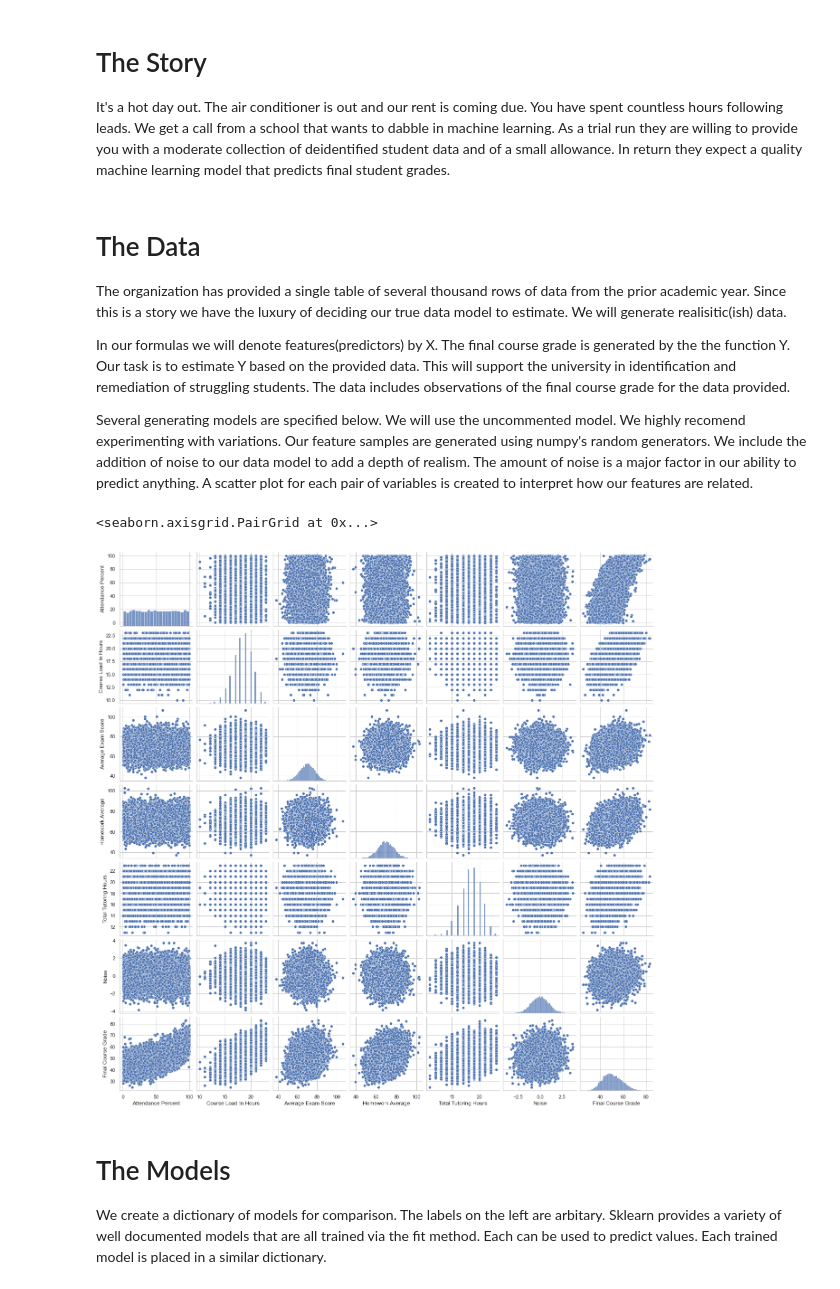
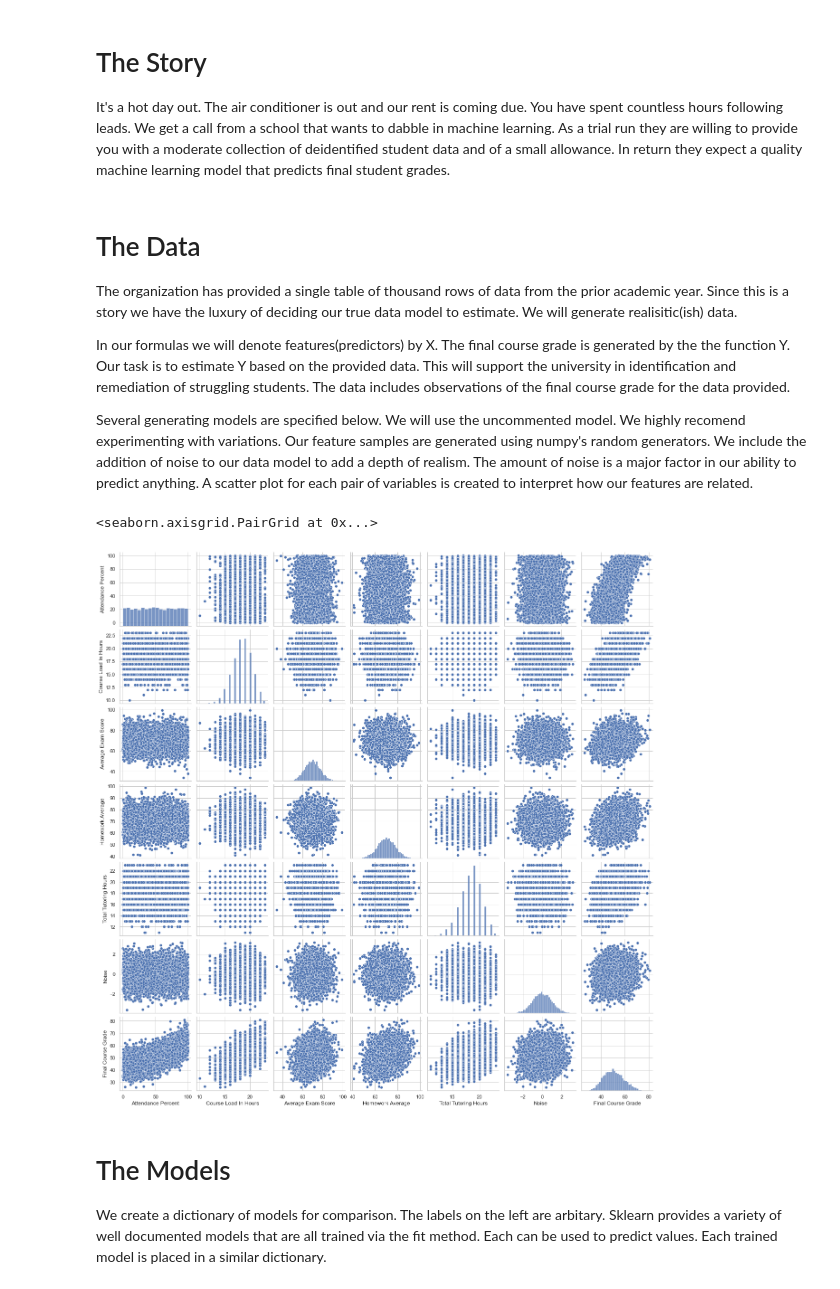
Before and after one commit to mnight08/MachineLearningProjects, a Jupyter notebook: RealSkill-Comparing Machine Learning Models/Comparing Regression Models.ipynb, the cells around one changed output. Drawn from its saved outputs; the diff is of its cells as text; code cells hidden in the pictures.

```diff
--- a/RealSkill-Comparing Machine Learning Models/Comparing Regression Models.ipynb
+++ b/RealSkill-Comparing Machine Learning Models/Comparing Regression Models.ipynb
@@ -3,7 +3,7 @@
 It's a hot day out.  The air conditioner is out and our rent is coming due. You have spent countless hours following leads.  We get a call from a school that wants to dabble in machine learning.  As a trial run they are willing to provide you with a moderate collection of deidentified student data and of a small allowance. In return they expect a quality machine learning model that predicts final student grades.
 # %% [markdown]
 # The Data
-The organization has provided a single table of several thousand rows of data from the prior academic year. Since this is a story we have the luxury of deciding our true data model to estimate.  We will generate realisitic(ish) data.
+The organization has provided a single table of thousand rows of data from the prior academic year. Since this is a story we have the luxury of deciding our true data model to estimate.  We will generate realisitic(ish) data.
 
 In our formulas we will denote features(predictors) by X. The final course grade is generated by the the function Y. Our task is to estimate Y based on the provided data. This will support the university in identification and remediation of struggling students. The data includes observations of the final course grade for the data provided.
 
@@ -26,7 +26,7 @@ predictor_columns=['Attendance Percent',
 #distribution generator
 rng=default_rng()
 #data set size
-n=10000
+n=5000
 
 #feature values.  In reality these variables may be also be highly dependent on each other.
 predictor_values={
@@ -53,34 +53,34 @@ def Y(X):
 #def Y(X):
 #    x1,x2,x3,x4,x5=X[0],X[1],X[2],X[3],X[4]
 #    return 20*(x1/100)+20*(x2/21)+20*(x3/100)+20*(x4/100)+20*(x5/23)
 
 #noise function.  By the empirical rule of statistics, about 99% of the values will be between -3 and 3.  Does not
 #actually depend on the value of the input features.
 def N(X):
     #x1,x2,x3,x4,x5=X[0],X[1],X[2],X[3],X[4]
     return rng.normal(loc=0, scale=1,size=1)[0]
 
 #create the data frame we will house our
 Data=pd.DataFrame(data=predictor_values, columns=predictor_columns)
 
 #In reality these variables may be also be highly dependent on each other.
 validation_predictor_values={
     'Attendance Percent': rng.uniform(low=0, high=100, size=n),#pick values uniformly from zero to 100
    'Course Load In Hours': rng.binomial(n=23, p=0.8, size=n),
    'Average Exam Score': rng.normal(loc=70, scale=8, size=n),
    'Homework Average': rng.normal(loc=70, scale=8, size=n),
    'Total Tutoring Hours': rng.binomial(n=23, p=0.8, size=n),
 }
 Data=pd.DataFrame(data=predictor_values, columns=predictor_columns)
 
 Data['Noise']=Data.apply(N, axis=1)
 
 #There is typically some noise involved in getting our data.
 Data['Final Course Grade']=Data.apply(Y, axis=1)+Data['Noise']
 seaborn.pairplot(Data)
 # %% [output]
 <seaborn.axisgrid.PairGrid at 0x...>
-[figure, old version]
+[figure, new version]
 # %% [markdown]
 # The Models
 We create a dictionary of models for comparison. The labels on the left are arbitary. Sklearn provides a variety of well documented models that are all trained via the fit method.  Each can be used to predict values. Each trained model is placed in a similar dictionary.
```
Also changed, not shown: parts of 4 cells of this notebook, 1 other file.
